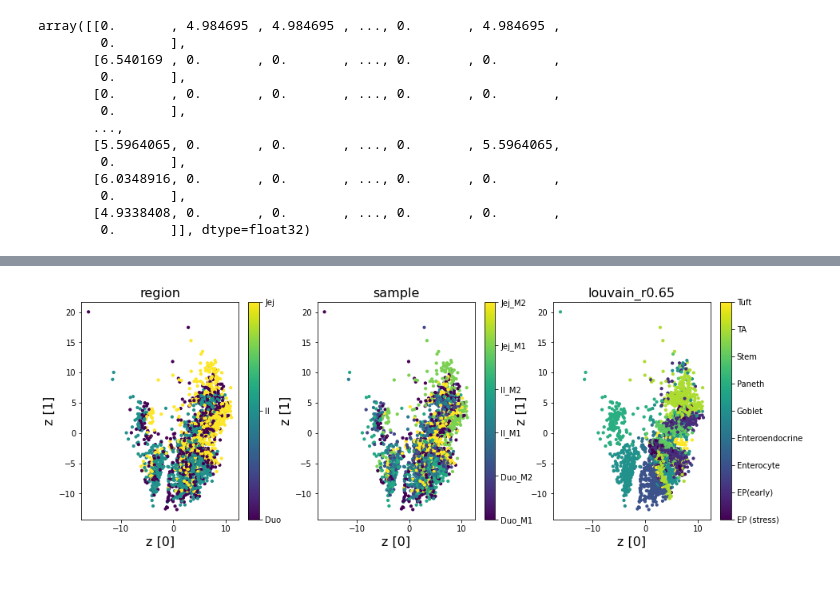
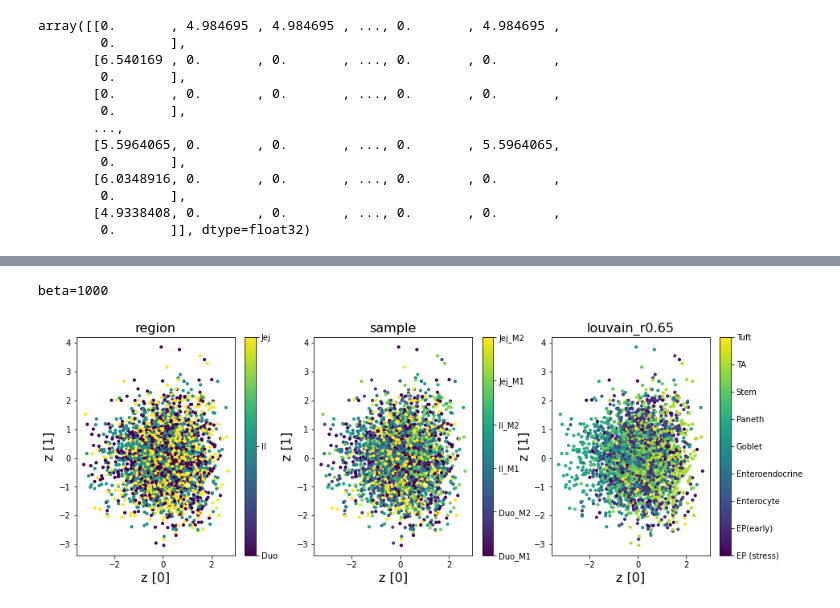
Before and after one commit to xiongliyang219/scRNA_practice, a Jupyter notebook: VAE/VAE_example.ipynb, the cells around one changed output, grey strips where cells are left out. Drawn from its saved outputs; the diff is of its cells as text; code cells hidden in the pictures; blank space fills up the shorter version.

Commit message:
add beta-VAE

```diff
--- a/VAE/VAE_example.ipynb
+++ b/VAE/VAE_example.ipynb
@@ -33,9 +31,10 @@ array([[0.       , 4.984695 , 4.984695 , ..., 0.       , 4.984695 ,
        [4.9338408, 0.       , 0.       , ..., 0.       , 0.       ,
         0.       ]], dtype=float32)
 # %%
+# beta-VAE, beta = 1000
 orig_dim = X.shape[1]
-vae = VAE(orig_dim)
+vae1000 = VAE(orig_dim, beta = 1000)
 
-train_step(200, vae, X)
+train_step(100, vae1000, X)
 # %% [output]
 Start of epoch 0
@@ -57,0 +60,6 @@ step 0: mean loss = 46036.3438
+# %%
+# beta-VAE, beta = 100
+orig_dim = X.shape[1]
+vae100 = VAE(orig_dim, beta = 100)
+
+train_step(100, vae100, X)
@@ -57,0 +87,6 @@ step 0: mean loss = 46036.3438
+# %%
+# beta-VAE, beta = 10
+orig_dim = X.shape[1]
+vae10 = VAE(orig_dim, beta = 10)
+
+train_step(100, vae10, X)
@@ -57,0 +114,6 @@ step 0: mean loss = 46036.3438
+# %%
+# beta-VAE, beta = 1
+orig_dim = X.shape[1]
+vae1 = VAE(orig_dim, beta = 1)
+
+train_step(100, vae1, X)
@@ -58,30 +141,37 @@ step 0: mean loss = 46036.3438
 # %%
-# without the following 2 lines, error can occur
-inputs = tf.keras.Input(shape=X.shape)
-vae.call(inputs)
+# plot function
+def plot_latent(latent_layer):
+    latent = latent_layer([X])
 
-layer_names=[layer.name for layer in vae.layers]
-latent_layer = K.function(inputs=[vae.layers[0].input], outputs=[vae.get_layer(layer_names[0]).output])
-latent = latent_layer([X])
+    x_encoded = np.array(latent[0][0][2])
 
-x_encoded = np.array(latent[0][0][2])
+    le = preprocessing.LabelEncoder()
 
-le = preprocessing.LabelEncoder()
+    fig, axes = plt.subplots(nrows=1, ncols=3, figsize=(15, 5))
 
-fig, axes = plt.subplots(nrows=1, ncols=3, figsize=(15, 5))
+    for i, obs in zip([0, 1, 2], ['region', 'sample', 'louvain_r0.65']):
+        le.fit(list(adata_combat.obs[obs]))
+        le_name_mapping = dict(zip(le.classes_, le.transform(le.classes_)))
 
-for i, obs in zip([0, 1, 2], ['region', 'sample', 'louvain_r0.65']):
-    le.fit(list(adata_combat.obs[obs]))
-    le_name_mapping = dict(zip(le.classes_, le.transform(le.classes_)))
-
-    color = le.transform(adata_combat.obs[obs])
-    im = axes[i].scatter(x_encoded[:, 0], x_encoded[:, 1], c=color, marker='o', s=10)
-    axes[i].set_xlabel('z [0]', fontsize='16')
-    axes[i].set_ylabel('z [1]', fontsize='16')
-    axes[i].set_title(obs, fontsize='16')
-    cb = plt.colorbar(im, ax=axes[i])
-    loc = np.arange(max(color) + 1)
-    cb.set_ticks(loc)
-    cb.set_ticklabels(list(le_name_mapping.keys()))
+        color = le.transform(adata_combat.obs[obs])
+        im = axes[i].scatter(x_encoded[:, 0], x_encoded[:, 1], c=color, marker='o', s=10)
+        axes[i].set_xlabel('z [0]', fontsize='16')
+        axes[i].set_ylabel('z [1]', fontsize='16')
+        axes[i].set_title(obs, fontsize='16')
+        cb = plt.colorbar(im, ax=axes[i])
+        loc = np.arange(max(color) + 1)
+        cb.set_ticks(loc)
+        cb.set_ticklabels(list(le_name_mapping.keys()))
-# %% [output]
-[figure, removed]
+# %%
+# without the following 2 lines, error can occur
+inputs = tf.keras.Input(shape=X.shape)
+vae1000.call(inputs)
+
+layer_names=[layer.name for layer in vae1000.layers]
+latent_layer = K.function(inputs=[vae1000.layers[0].input],
+                          outputs=[vae1000.get_layer(layer_names[0]).output])
+print("beta=1000")
+plot_latent(latent_layer)
+# %% [output]
+beta=1000
+[figure, added]
```
Also changed, not shown: parts of 9 cells of this notebook, 1 other file.
